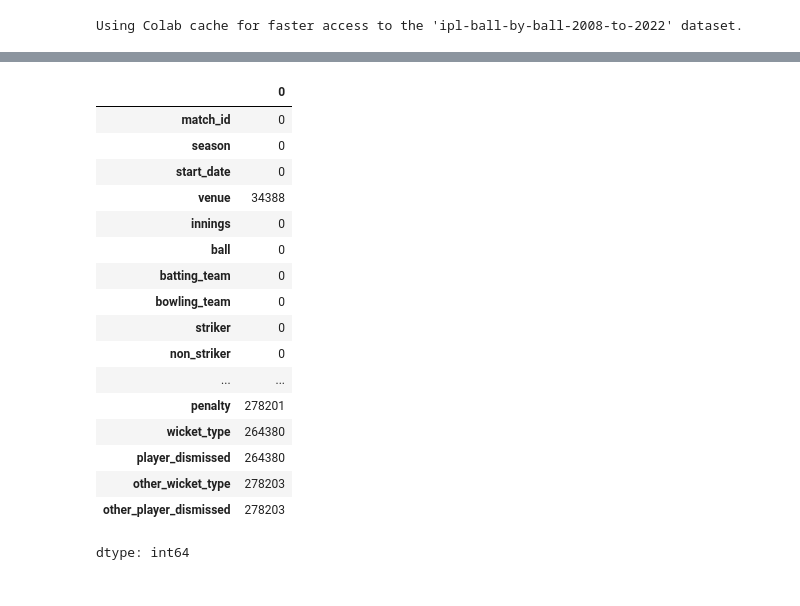
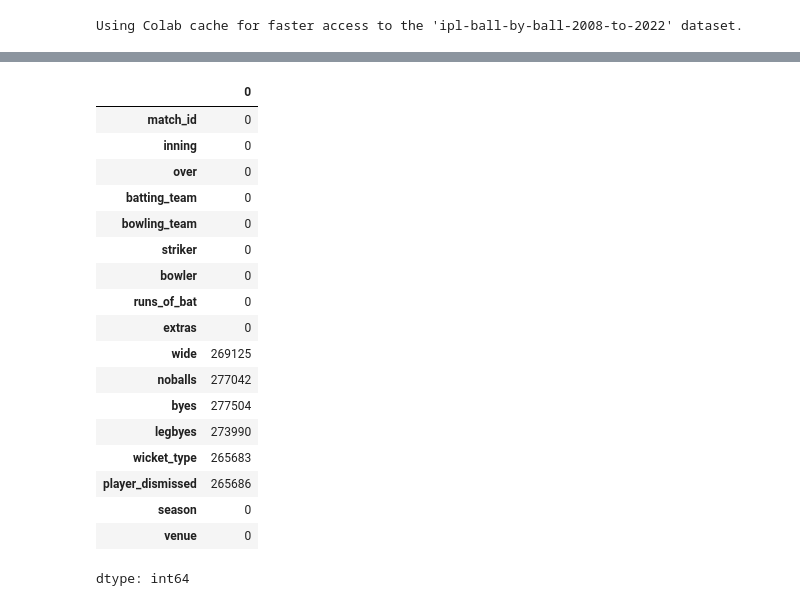
Before and after one commit to DeepanshuSharma1607/ipl-winner-pedictor, a Jupyter notebook: ipl.ipynb, the cells around one changed output, grey strips where cells are left out. Drawn from its saved outputs; the diff is of its cells as text; code cells hidden in the pictures.

```diff
--- a/ipl.ipynb
+++ b/ipl.ipynb
@@ -129,0 +184,6 @@ df_nn_combined.shape
+# %%
+mapping = {
+    "innings":"inning",
+}
+df_26.rename(columns=mapping, inplace=True)
+df_26.columns
@@ -129,0 +195,30 @@ df_nn_combined.shape
+# %%
+#Rename columns
+mapping = {
+    'matchId':'match_id',
+    'over_ball':'over',
+    'batsman':'striker',
+    'isWide':'wide',
+    'isNoBall':'noballs',
+    "batsman_runs":"runs_of_bat",
+    "dismissal_kind":"wicket_type",
+    "LegByes":"legbyes",
+    "Byes":"byes"
+
+}
+df_.rename(columns=mapping, inplace=True)
+# %%
+df_['venue'] = (df_['venue']
+             .str.split(',').str[0]
+             .str.strip()
+             .str.lower()
+             .str.replace(' ', '_'))
+df_26['venue'] = (df_26['venue']
+             .str.split(',').str[0]
+             .str.strip()
+             .str.lower()
+             .str.replace(' ', '_'))
+# %%
+df = pd.concat([df_, df_26])
+print(df.shape)
+display(df.head())
@@ -130,21 +233,22 @@ df_nn_combined.shape
 # %%
-df_nn_combined.isnull().sum()
+df.isnull().sum()
 # %% [output]
 |  | 0 |
 | match_id | 0 |
-| season | 0 |
-| start_date | 0 |
-| venue | 34388 |
-| innings | 0 |
-| ball | 0 |
+| inning | 0 |
+| over | 0 |
 | batting_team | 0 |
 | bowling_team | 0 |
 | striker | 0 |
-| non_striker | 0 |
-| ... | ... |
-| penalty | 278201 |
-| wicket_type | 264380 |
-| player_dismissed | 264380 |
-| other_wicket_type | 278203 |
-| other_player_dismissed | 278203 |
+| bowler | 0 |
+| runs_of_bat | 0 |
+| extras | 0 |
+| wide | 269125 |
+| noballs | 277042 |
+| byes | 277504 |
+| legbyes | 273990 |
+| wicket_type | 265683 |
+| player_dismissed | 265686 |
+| season | 0 |
+| venue | 0 |
 dtype: int64
```
Also changed, not shown: parts of 100 cells of this notebook.
